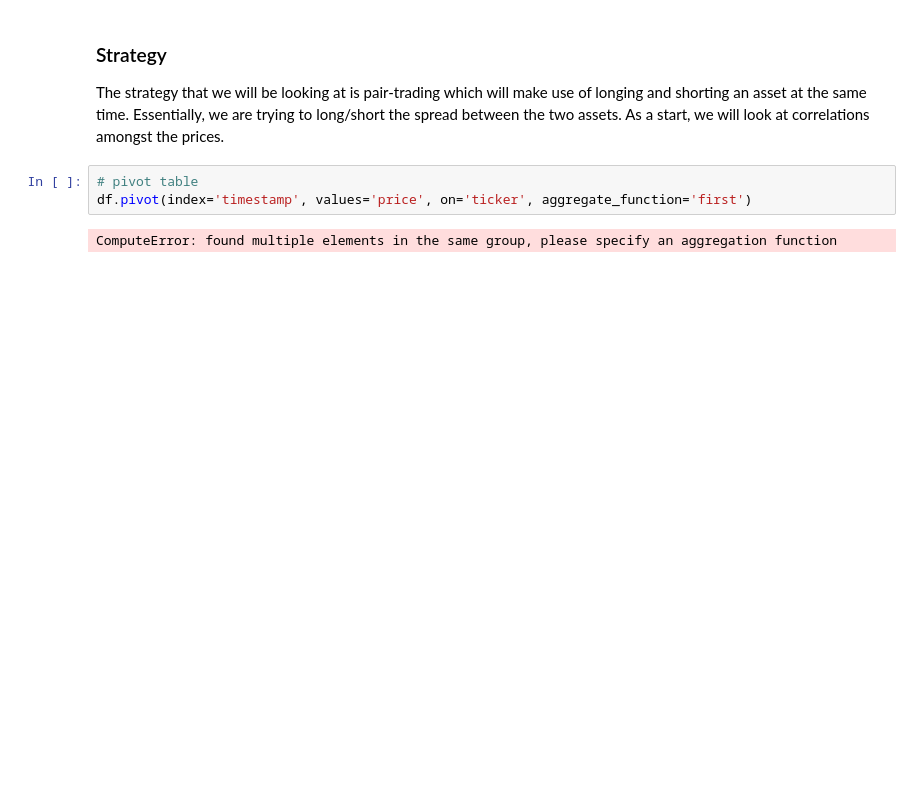
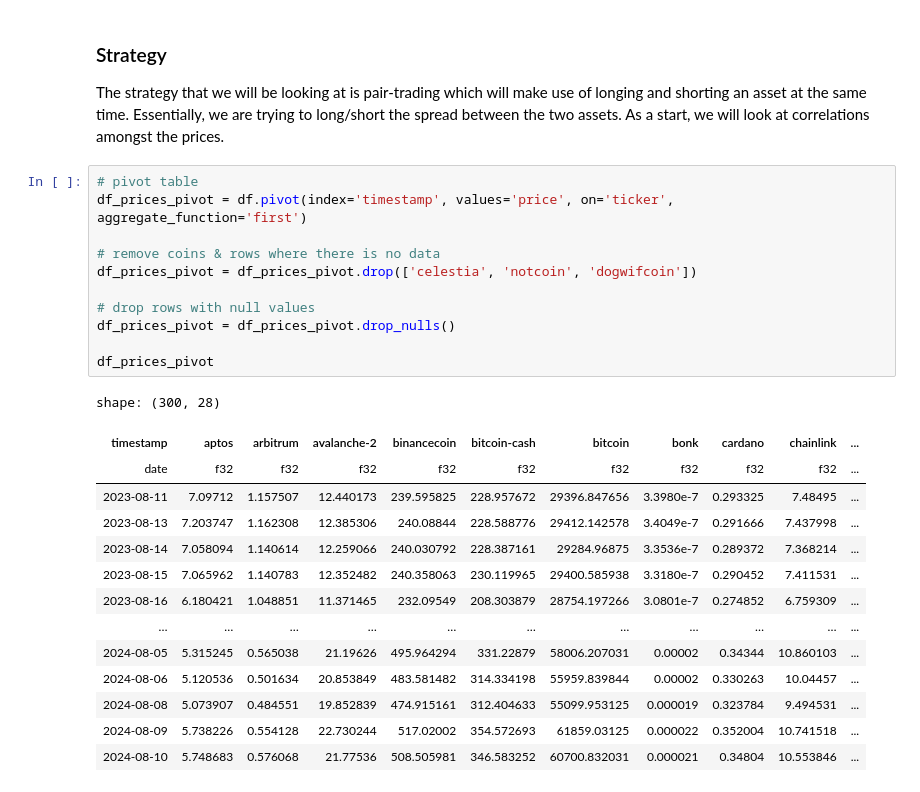
Before and after one commit to voskart/backtesting, a Jupyter notebook: mean_reversion.ipynb, the cells around one changed output. Cells and saved outputs as stored; diff of their text form; blank space fills up the shorter version.

```diff
--- a/mean_reversion.ipynb
+++ b/mean_reversion.ipynb
@@ -71,6 +71,27 @@ shape: (10, 2)
 The strategy that we will be looking at is pair-trading which will make use of longing and shorting an asset at the same time. Essentially, we are trying to long/short the spread between the two assets. As a start, we will look at correlations amongst the prices.
 # %%
 # pivot table
-df.pivot(index='timestamp', values='price', on='ticker', aggregate_function='first')
+df_prices_pivot = df.pivot(index='timestamp', values='price', on='ticker', aggregate_function='first')
+
+# remove coins & rows where there is no data
+df_prices_pivot = df_prices_pivot.drop(['celestia', 'notcoin', 'dogwifcoin'])
+
+# drop rows with null values
+df_prices_pivot = df_prices_pivot.drop_nulls()
+
+df_prices_pivot
 # %% [output]
-ComputeError: found multiple elements in the same group, please specify an aggregation function
+shape: (300, 28)
+| timestamp | aptos | arbitrum | avalanche-2 | binancecoin | bitcoin-cash | bitcoin | bonk | cardano | chainlink | ... |
+| date | f32 | f32 | f32 | f32 | f32 | f32 | f32 | f32 | f32 | ... |
+| 2023-08-11 | 7.09712 | 1.157507 | 12.440173 | 239.595825 | 228.957672 | 29396.847656 | 3.3980e-7 | 0.293325 | 7.48495 | ... |
+| 2023-08-13 | 7.203747 | 1.162308 | 12.385306 | 240.08844 | 228.588776 | 29412.142578 | 3.4049e-7 | 0.291666 | 7.437998 | ... |
+| 2023-08-14 | 7.058094 | 1.140614 | 12.259066 | 240.030792 | 228.387161 | 29284.96875 | 3.3536e-7 | 0.289372 | 7.368214 | ... |
+| 2023-08-15 | 7.065962 | 1.140783 | 12.352482 | 240.358063 | 230.119965 | 29400.585938 | 3.3180e-7 | 0.290452 | 7.411531 | ... |
+| 2023-08-16 | 6.180421 | 1.048851 | 11.371465 | 232.09549 | 208.303879 | 28754.197266 | 3.0801e-7 | 0.274852 | 6.759309 | ... |
+| … | … | … | … | … | … | … | … | … | … | ... |
+| 2024-08-05 | 5.315245 | 0.565038 | 21.19626 | 495.964294 | 331.22879 | 58006.207031 | 0.00002 | 0.34344 | 10.860103 | ... |
+| 2024-08-06 | 5.120536 | 0.501634 | 20.853849 | 483.581482 | 314.334198 | 55959.839844 | 0.00002 | 0.330263 | 10.04457 | ... |
+| 2024-08-08 | 5.073907 | 0.484551 | 19.852839 | 474.915161 | 312.404633 | 55099.953125 | 0.000019 | 0.323784 | 9.494531 | ... |
+| 2024-08-09 | 5.738226 | 0.554128 | 22.730244 | 517.02002 | 354.572693 | 61859.03125 | 0.000022 | 0.352004 | 10.741518 | ... |
+| 2024-08-10 | 5.748683 | 0.576068 | 21.77536 | 508.505981 | 346.583252 | 60700.832031 | 0.000021 | 0.34804 | 10.553846 | ... |
```
Also changed, not shown: parts of 4 cells of this notebook.
